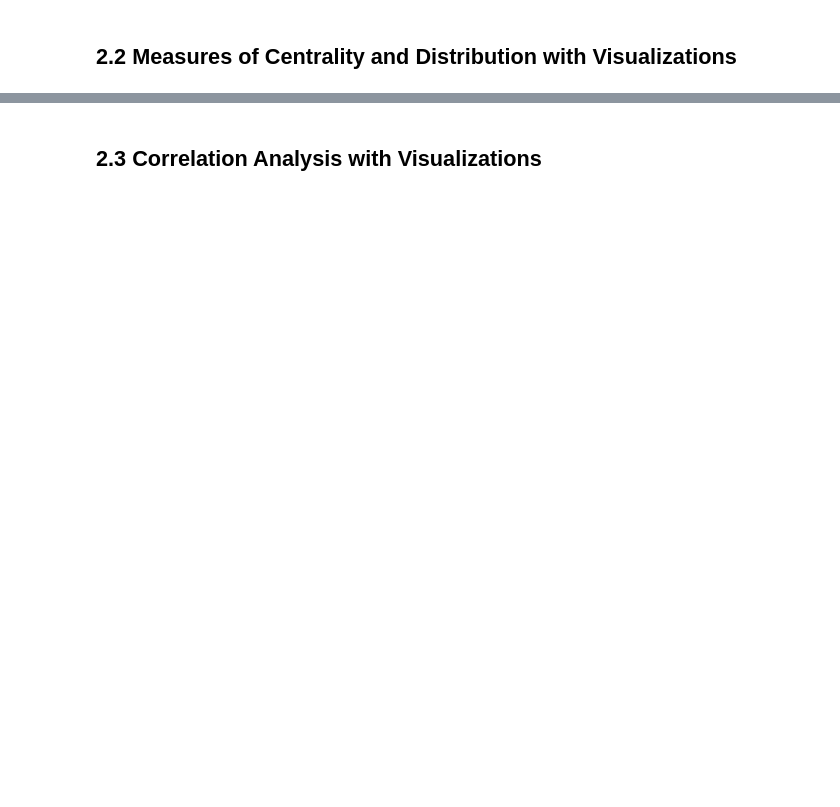
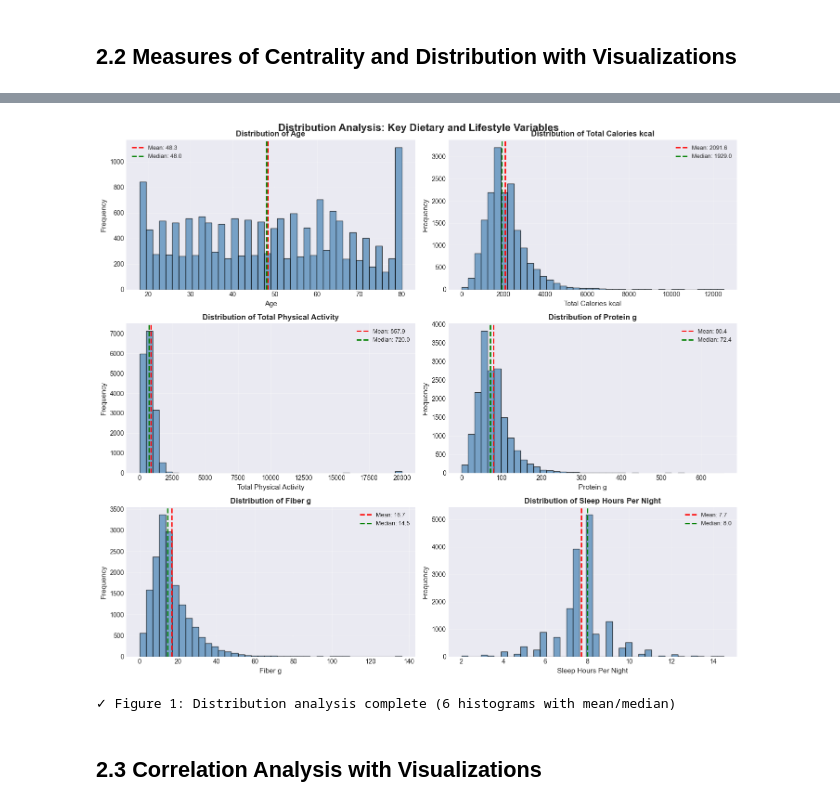
Before and after one commit to fortiz11/Comp352-Final-Project, a Jupyter notebook: new-with-visuals/Complete_NHANES_Obesity_Prediction_FINAL.ipynb, the cells around one changed output, grey strips where cells are left out. Drawn from its saved outputs; the diff is of its cells as text; code cells hidden in the pictures; blank space fills up the shorter version.

```diff
--- a/new-with-visuals/Complete_NHANES_Obesity_Prediction_FINAL.ipynb
+++ b/new-with-visuals/Complete_NHANES_Obesity_Prediction_FINAL.ipynb
@@ -79,5 +1239,36 @@ print("\n" + "="*80)print("VARIABLE TYPE CLASSIFICATION")print("="*80)# Get feat
 # %%
-# VISUALIZATION 1: Distribution histograms (3x2 grid)fig, axes = plt.subplots(3, 2, figsize=(14, 12))axes = axes.ravel()# Plot first 6 key variablesfor i, var in enumerate(key_vars[:6]):    if var in df.columns:        # Plot histogram        axes[i].hist(df[var].dropna(), bins=40, edgecolor='black', alpha=0.7, color='steelblue')                # Add mean and median lines        mean_val = df[var].mean()        median_val = df[var].median()        axes[i].axvline(mean_val, color='red', linestyle='--', linewidth=2, label=f'Mean: {mean_val:.1f}')        axes[i].axvline(median_val, color='green', linestyle='--', linewidth=2, label=f'Median: {median_val:.1f}')                # Labels and title        axes[i].set_xlabel(var.replace('_', ' '), fontsize=11)        axes[i].set_ylabel('Frequency', fontsize=11)        axes[i].set_title(f'Distribution of {var.replace("_", " ")}', fontsize=12, fontweight='bold')        axes[i].legend(fontsize=9)        axes[i].grid(True, alpha=0.3)plt.tight_layout()plt.suptitle('Distribution Analysis: Key Dietary and Lifestyle Variables',              fontsize=16, fontweight='bold', y=1.00)plt.show()print("\n✓ Figure 1: Distribution analysis complete (6 histograms with mean/median)")
+# VISUALIZATION 1: Distribution histograms (3x2 grid)
+fig, axes = plt.subplots(3, 2, figsize=(14, 12))
+axes = axes.ravel()
+
+# Plot first 6 key variables
+for i, var in enumerate(key_vars[:6]):
+    if var in df.columns:
+        # Plot histogram
+        axes[i].hist(df[var].dropna(), bins=40, edgecolor='black', alpha=0.7, color='steelblue')
+
+        # Add mean and median lines
+        mean_val = df[var].mean()
+        median_val = df[var].median()
+        axes[i].axvline(mean_val, color='red', linestyle='--', linewidth=2, label=f'Mean: {mean_val:.1f}')
+        axes[i].axvline(median_val, color='green', linestyle='--', linewidth=2, label=f'Median: {median_val:.1f}')
+
+        # Labels and title
+        axes[i].set_xlabel(var.replace('_', ' '), fontsize=11)
+        axes[i].set_ylabel('Frequency', fontsize=11)
+        axes[i].set_title(f'Distribution of {var.replace("_", " ")}', fontsize=12, fontweight='bold')
+        axes[i].legend(fontsize=9)
+        axes[i].grid(True, alpha=0.3)
+
+plt.tight_layout()
+plt.suptitle('Distribution Analysis: Key Dietary and Lifestyle Variables',
+             fontsize=16, fontweight='bold', y=1.00)
+plt.show()
+
+print("\n✓ Figure 1: Distribution analysis complete (6 histograms with mean/median)")
+# %% [output]
+[figure, added]
+✓ Figure 1: Distribution analysis complete (6 histograms with mean/median)
 # %% [markdown]
 ## 2.3 Correlation Analysis with Visualizations
 # %%
```
Also changed, not shown: parts of 67 cells of this notebook, 1 other file.
